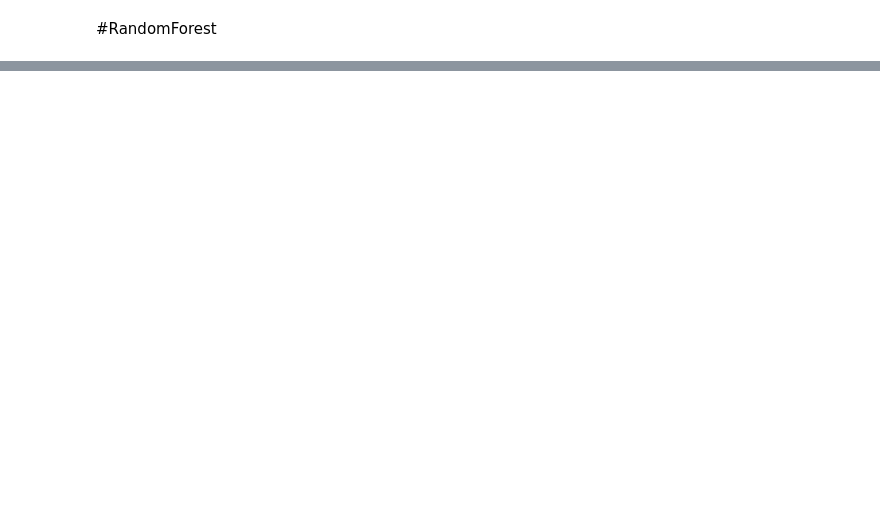
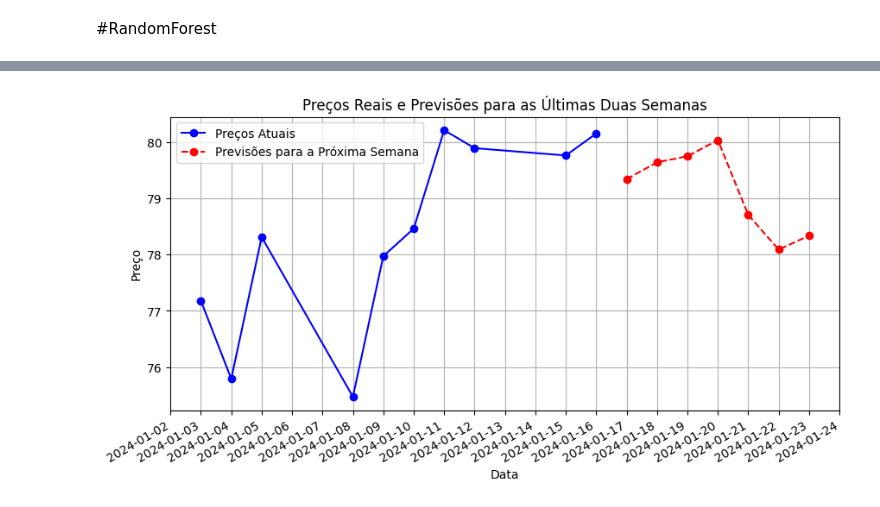
Before and after one commit to Monique14041980/dtat-brent-price, a Jupyter notebook: Modulo04v04_ipea.ipynb, the cells around one changed output, grey strips where cells are left out. Drawn from its saved outputs; the diff is of its cells as text; code cells hidden in the pictures; blank space fills up the shorter version.

```diff
--- a/Modulo04v04_ipea.ipynb
+++ b/Modulo04v04_ipea.ipynb
@@ -161,11 +172,12 @@ from matplotlib.ticker import MaxNLocator
 
 
 # Carregar o DataFrame
-df = pd.read_csv('ipea.csv')
+df = pd.read_csv('/workspaces/dtat-brent-price/dtat_price/ipea.csv', delimiter=';')
 df['Data'] = pd.to_datetime(df['Data'])
 df = df.sort_values(by='Data', ascending=True).reset_index(drop=True)
 df['Data'] = pd.to_datetime(df['Data'], dayfirst=True)
-#df['Preço'] = df['Preço'].astype(float)
+df['Preço - petróleo bruto - Brent (FOB)'] = df['Preço - petróleo bruto - Brent (FOB)'].str.replace(',', '.').astype(float)
+
 # Certifique-se de que os preços são float
 
 # É uma boa prática criar recursos de atraso (lag features) para séries temporais
@@ -304,20 +393,5 @@ KeyError: 'Data'
 # %%
-from sklearn.metrics import mean_squared_error, mean_absolute_error
-from sklearn.model_selection import train_test_split
-import numpy as np
-import pandas as pd
-import matplotlib.pyplot as plt
-import matplotlib.dates as mdates
-from matplotlib.ticker import MaxNLocator
-import xgboost as xgb
 
-
-# Carregar o DataFrame
-df = pd.read_csv('ipea.csv')
-df['Data'] = pd.to_datetime(df['Data'])
-df = df.sort_values(by='Data', ascending=True).reset_index(drop=True)
-#df['Data'] = pd.to_datetime(df['Data'], dayfirst=True)
-#df['Preço'] = df['Preço'].astype(float)  # Certifique-se de que os preços são float
 
 # É uma boa prática criar recursos de atraso (lag features) para séries temporais
 # Vamos criar alguns para nosso modelo
@@ -330,9 +404,14 @@ for lag in range(1, lags + 1):
 df = df.dropna()
 
 # Preparando os dados para treinamento
-X = df[['Preço_lag_1']].values  # Inputs são os preços atrasados
+X = df[['Preço_lag_1', 'Preço_lag_2']].values  # Inputs são os preços atrasados
 y = df['Preço - petróleo bruto - Brent (FOB)'].values  # Output é o preço atual
 
 # Dividir os dados em conjuntos de treino e teste
 X_train, X_test, y_train, y_test = train_test_split(X, y, test_size=0.3, shuffle=False)
+
+from sklearn.ensemble import RandomForestRegressor
+# Criar e treinar o modelo Random Forest
+model_rf = RandomForestRegressor(n_estimators=300, random_state=42)
+model_rf.fit(X_train, y_train)
 # %% [output]
@@ -371,8 +445,8 @@ for _ in range(7):  # para cada dia da próxima semana
 next_week_dates = pd.date_range(df['Data'].iloc[-1], periods=8)[1:]
 
 # Selecionar os dados da semana atual (últimos 7 dias do dataset)
-current_week_dates = df['Data'].iloc[-7:]
-current_week_prices = df['Preço - petróleo bruto - Brent (FOB)'].iloc[-7:]
+current_week_dates = df['Data'].iloc[-10:]
+current_week_prices = df['Preço - petróleo bruto - Brent (FOB)'].iloc[-10:]
 
 for week, pred in zip(next_week_dates, next_week_predictions):
     print(f'{week}: {pred:.2f}')
@@ -393,3 +467,4 @@ plt.title('Preços Reais e Previsões para as Últimas Duas Semanas')
 plt.legend()
 plt.grid(True)
 plt.show()
+# %% [output]
@@ -395,0 +478 @@ plt.show()
+[figure, added]
```
Also changed, not shown: parts of 58 cells of this notebook, 5 other files.
